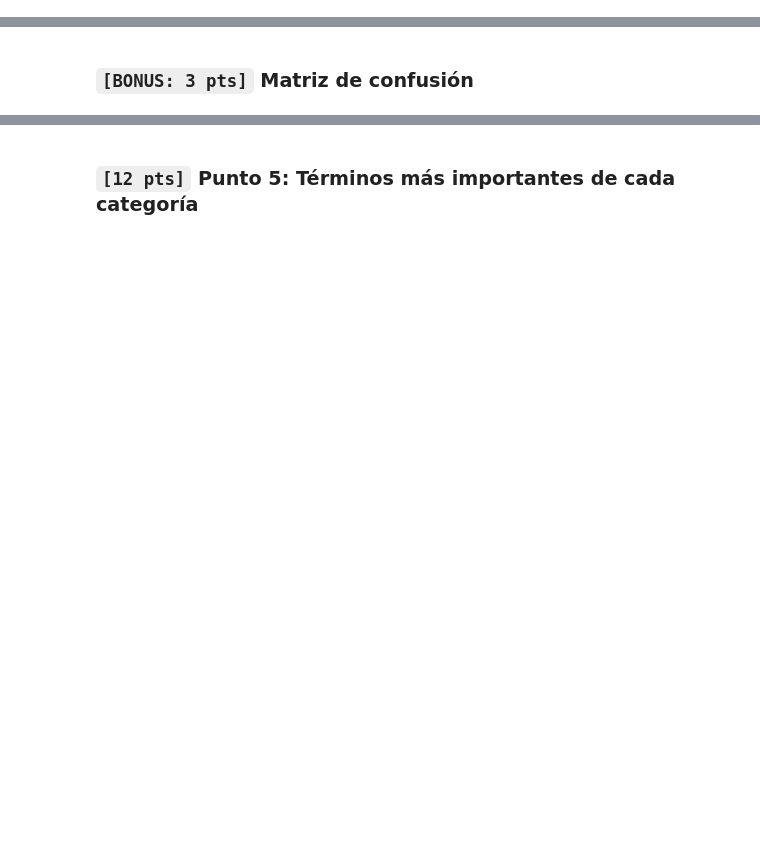
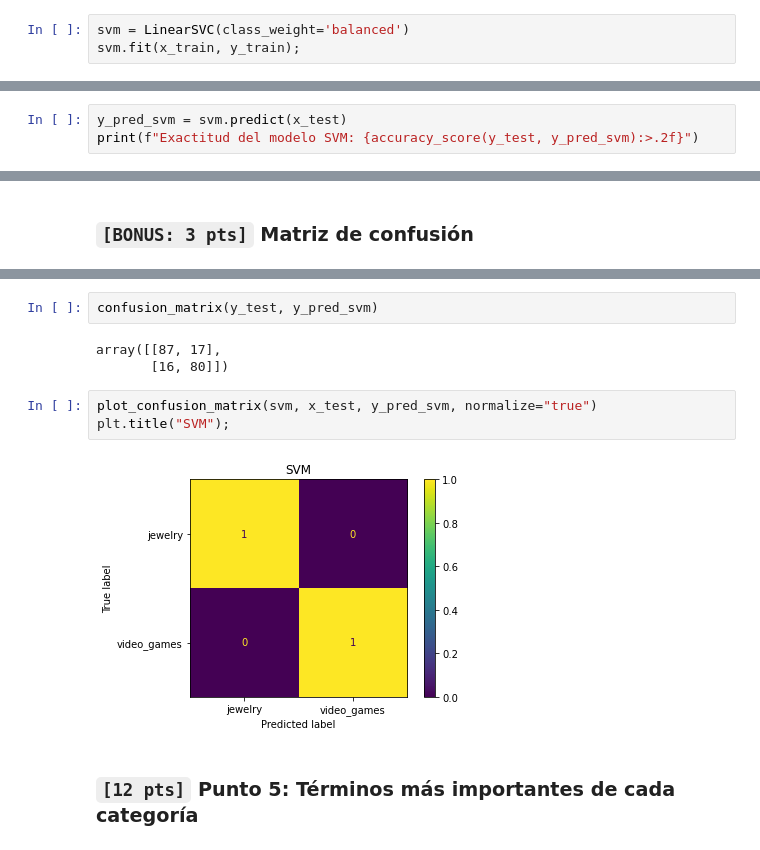
Before and after one commit to eacardenase/Natural-Language-Processing-Portfolio, a Jupyter notebook: supervised_learning.ipynb, the cells around one changed output, grey strips where cells are left out. Drawn from its saved outputs; the diff is of its cells as text; blank space fills up the shorter version.

```diff
--- a/supervised_learning.ipynb
+++ b/supervised_learning.ipynb
@@ -66,6 +75,9 @@ y_test = test.product_category.values
 # %% [markdown]
 ###  `[10 pts]` Punto 3: Entrenar el modelo
 Puedes escoger el que quieras: Regresión Logística, Naive-Bayes, SVM, Árbol de Decisión, u otro.
+# %%
+svm = LinearSVC(class_weight='balanced')
+svm.fit(x_train, y_train);
 # %% [markdown]
 ###  `[10 pts]` Punto 4: Métricas de evaluación
 Exactitud, precisión y sensibilidad
@@ -77,0 +84,3 @@ f1_score: 0.86
+# %%
+y_pred_svm = svm.predict(x_test)
+print(f"Exactitud del modelo SVM: {accuracy_score(y_test, y_pred_svm):>.2f}")
@@ -85,2 +105,12 @@ Text(0.5, 1.0, 'Regresión Logística')
+# %%
+confusion_matrix(y_test, y_pred_svm)
+# %% [output]
+array([[87, 17],
+       [16, 80]])
+# %%
+plot_confusion_matrix(svm, x_test, y_pred_svm, normalize="true")
+plt.title("SVM");
+# %% [output]
+[figure, added]
 # %% [markdown]
 ###  `[12 pts]` Punto 5: Términos más importantes de cada categoría
```
Also changed, not shown: parts of 11 cells of this notebook.
